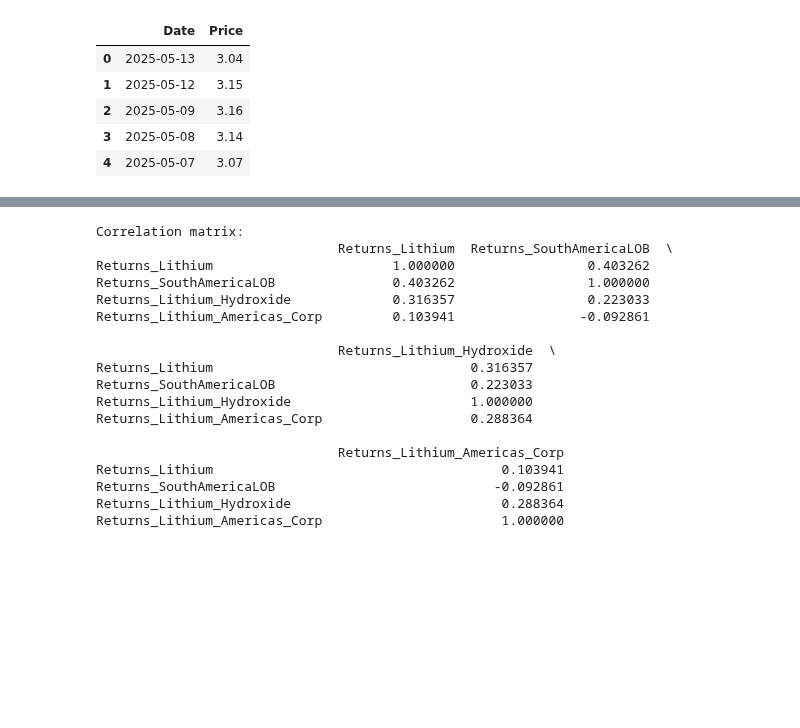
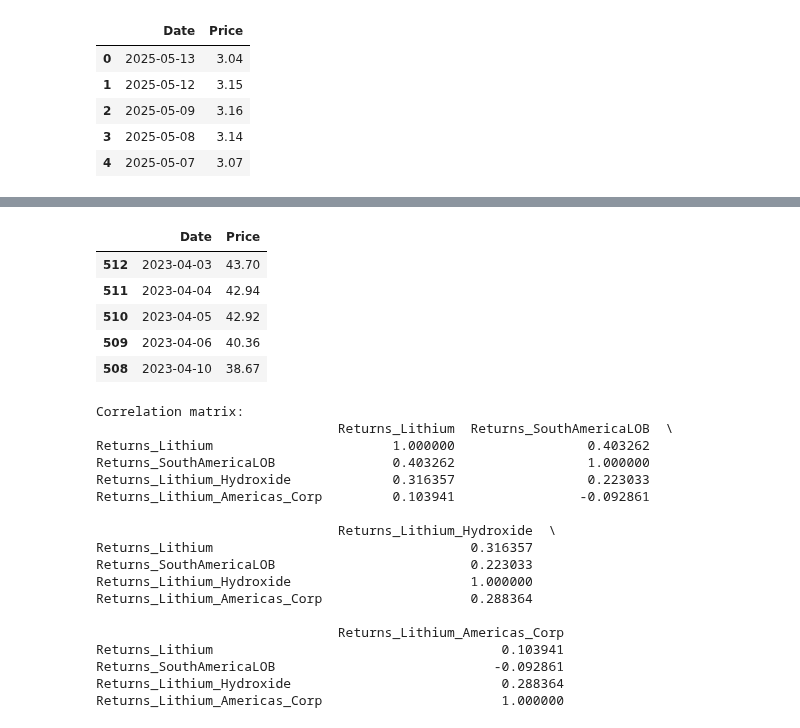
Before and after one commit to Doosheck/metals, a Jupyter notebook: data_overview.ipynb, the cells around one changed output, grey strips where cells are left out. Cells and saved outputs as stored; diff of their text form; code cells hidden in the pictures; blank space fills up the shorter version.

```diff
--- a/data_overview.ipynb
+++ b/data_overview.ipynb
@@ -68,3 +83,19 @@ df4.head()
+# %%
+# Load Lithium data source #6 - East Asia Lithium Carbonate Battery Grade CIF
+df6 = pd.read_csv('/Users/michal/Documents/Code/metals/bloomberg_data/East Asia Lithium Carbonate China Korea Japan Battery Grade CIF USD:kg Future Singapore Exchange SIMEX.csv', sep=';')
+df6 = df6.iloc[:, :2]
+df6['Date'] = pd.to_datetime(df6['Date'], format='%m/%d/%y')
+df6['Close Price'] = df6['Close Price'].str.replace(',', '.').astype(float)
+df6 = df6.rename(columns={'Close Price': 'Price'})
+df6 = df6.sort_values(by='Date')
+df6.head()
+# %% [output]
+|  | Date | Price |
+| 512 | 2023-04-03 | 43.70 |
+| 511 | 2023-04-04 | 42.94 |
+| 510 | 2023-04-05 | 42.92 |
+| 509 | 2023-04-06 | 40.36 |
+| 508 | 2023-04-10 | 38.67 |
 # %%
 # Merge all four dataframes on the 'Date' column
 df_merged = pd.merge(df1, df2, on='Date', suffixes=('_Lithium', '_SouthAmericaLOB'))
```
Also changed, not shown: parts of 3 cells of this notebook.
